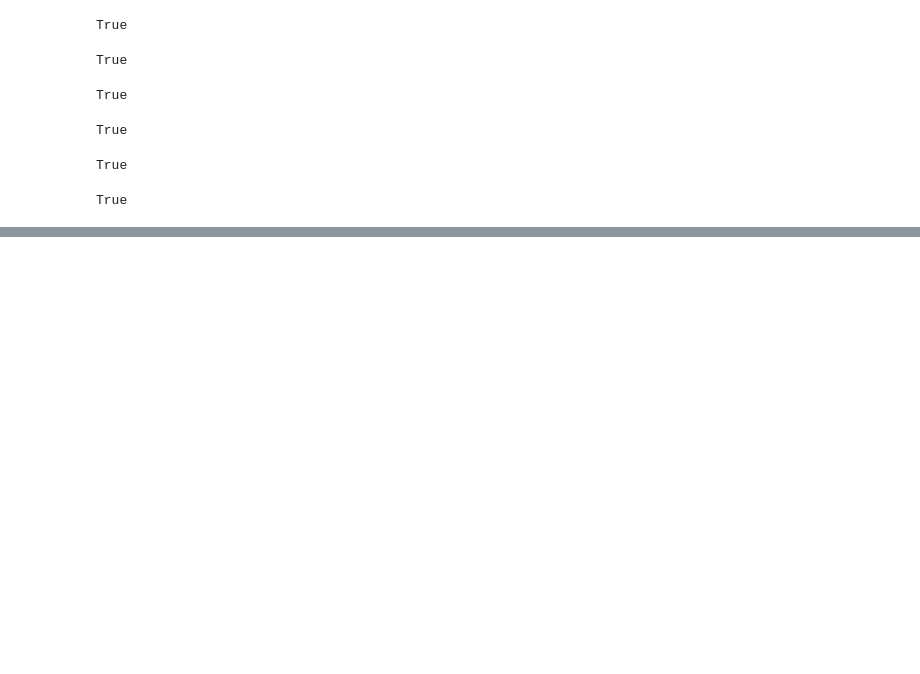
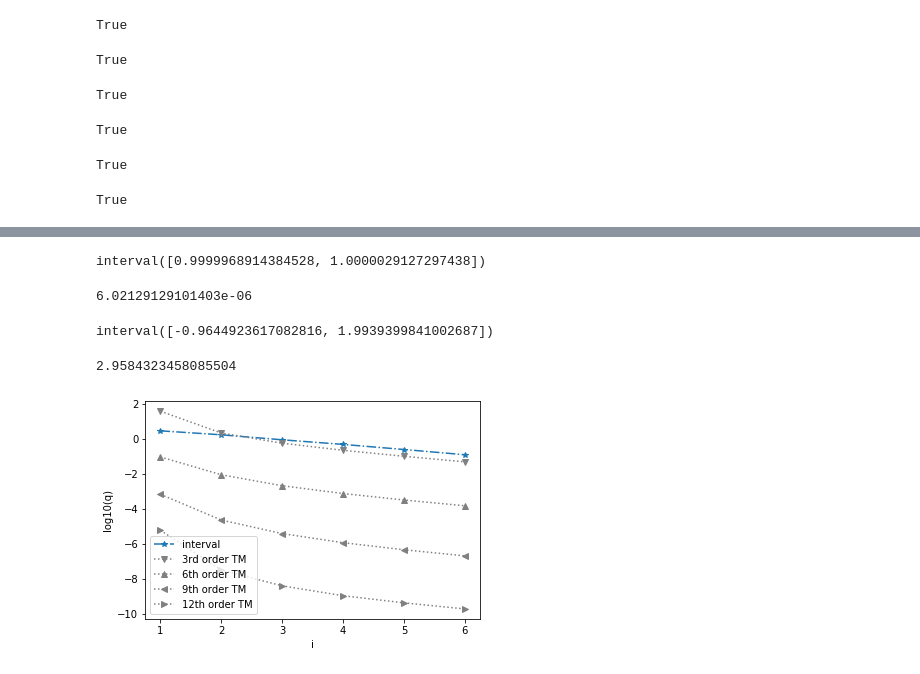
Before and after one commit to wangjingyue/Taylor-Models, a Jupyter notebook: test.ipynb, the cells around one changed output, grey strips where cells are left out. Drawn from its saved outputs; the diff is of its cells as text; code cells hidden in the pictures; blank space fills up the shorter version.

```diff
--- a/test.ipynb
+++ b/test.ipynb
@@ -201,0 +231,22 @@ interval([-4.000000000000001, 4.000000000000001])
+# %%
+h=Taylor(Poly([1,1],12),interval([0,0]),interval([-2**(-1),2**(-1)]))
+s=h.compose('exp',12).compose('sin',12)
+c=h.compose('exp',12).compose('cos',12)
+p=(s*s+c*c)
+p()
+# %% [output]
+interval([0.9999968914384528, 1.0000029127297438])
+# %%
+p()[0].sup-p()[0].inf
+# %% [output]
+6.02129129101403e-06
+# %%
+a=imath.exp(interval([-2**(-1),2**(-1)])+1)
+b=imath.sin(a)*imath.sin(a)+imath.cos(a)*imath.cos(a)
+b
+# %% [output]
+interval([-0.9644923617082816, 1.9939399841002687])
+# %%
+b[0].sup-b[0].inf
+# %% [output]
+2.9584323458085504
@@ -201,0 +256,18 @@ interval([-4.000000000000001, 4.000000000000001])
+# %%
+x=np.arange(1,7)
+y=np.log10([2.9584323458085504, 1.7523533134826639, 0.9072174973184872, 0.4948820785813116, 0.2527374101934776, 0.12703499148049546])
+y3=np.log10([39.05693512146073, 2.220042048975597, 0.5792945188891359, 0.22796980134507916, 0.10366657499089293, 0.049724470261528486])
+y6=np.log10([0.09494764494139885,0.009036479724671143, 0.0021376658245243485, 0.000764742761041104, 0.0003276400353131592,0.00015192508704053864])
+y9=np.log10([0.000689012284781243, 2.3255523124099398e-05, 3.908718214207241e-06, 1.1762023588435255e-06, 4.648734358569939e-07, 2.076782837923119e-07])
+y12=np.log10([6.02129129101403e-06, 3.2229790170035244e-08, 3.997584374637597e-09, 1.0899110503004295e-09, 4.2518200071839374e-10, 1.9137647022660076e-10])
+plt.plot(x,y,marker='*',linestyle='-.',label="interval")
+plt.plot(x,y3,c='grey',marker='v',linestyle='dotted',label="3rd order TM")
+plt.plot(x,y6,c='grey',marker='^',linestyle='dotted',label="6th order TM")
+plt.plot(x,y9,c='grey',marker='<',linestyle='dotted',label="9th order TM")
+plt.plot(x,y12,c='grey',marker='>',linestyle='dotted',label="12th order TM")
+plt.xlabel("i")
+plt.ylabel("log10(q)")
+plt.legend()
+plt.savefig('TM.jpg')
+# %% [output]
+[figure, added]
```
Also changed, not shown: parts of 52 cells of this notebook, 2 other files.
